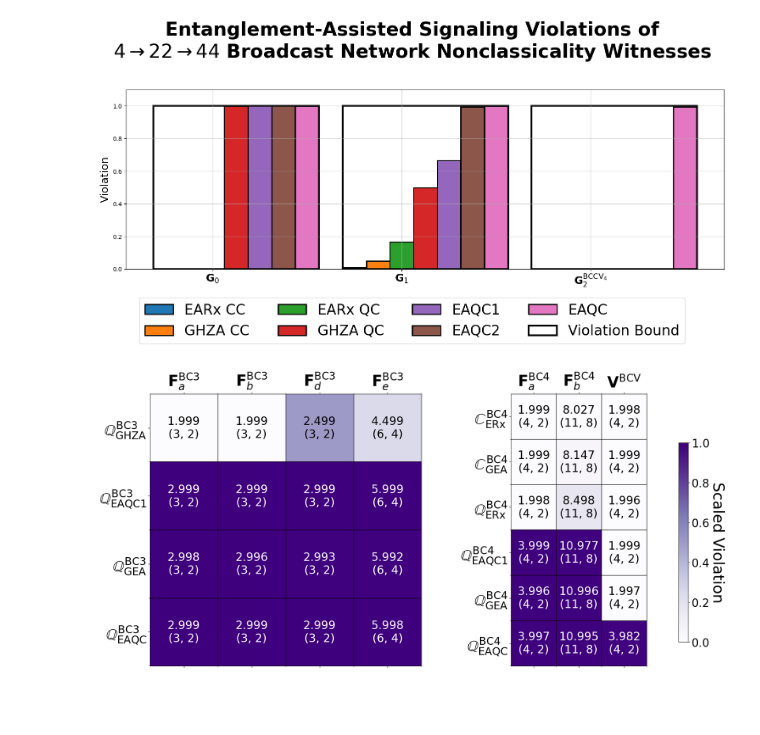
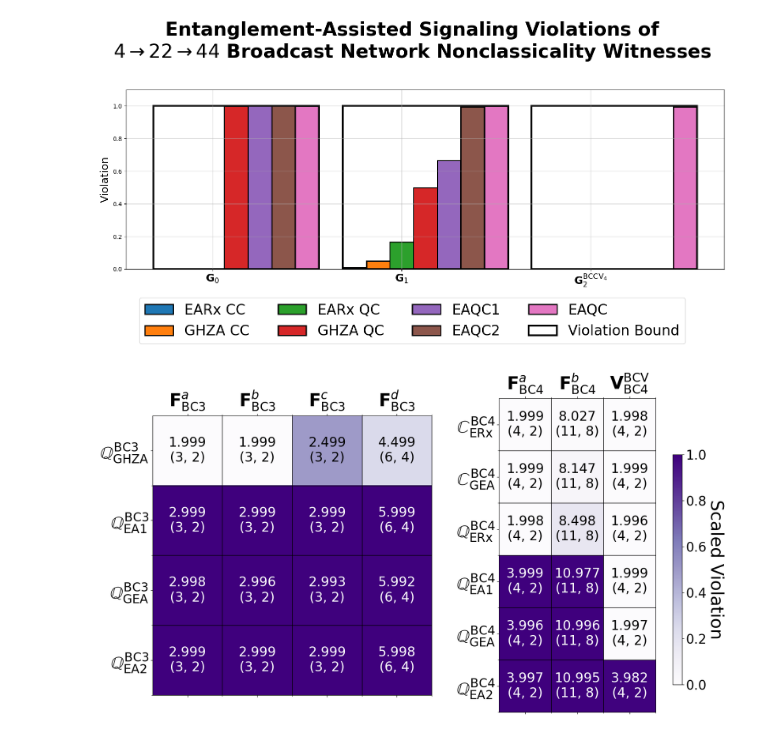
Before and after one commit to ChitambarLab/nonclassicality-in-quantum-communication-networks-supplemental-code, a Jupyter notebook: notebook/4-22-44_broadcast_violations_plots.ipynb, the cells around one changed output. Saved outputs shown, nothing was run; the diff lists cells and outputs as text; code cells hidden in the pictures; blank space fills up the shorter version.

```diff
--- a/notebook/4-22-44_broadcast_violations_plots.ipynb
+++ b/notebook/4-22-44_broadcast_violations_plots.ipynb
@@ -129,23 +139,23 @@ earx_qc_bc_arb_max_violations, earx_qc_bc_arb_qbounds, earx_qc_bc_arb_cbounds, u
 # %%
 broadcast_3_22_33_inequalities = src.bipartite_broadcast_bounds()[1:]
 
-qbc_arb_max_violations3, qbc_arb_qbounds3, qbc_arb_cbounds3, unscaled_qbc_arb_max_violations3 = analyze_data(qbc_arb_opt_dicts3, broadcast_3_22_33_inequalities, num_in=3)
+qbc_arb_max_violations3, qbc_arb_qbounds3, qbc_arb_cbounds3, unscaled_qbc_arb_max_violations3, qbc_arb_noise_robustness3, qbc_arb_max_noise_robustness = analyze_data(qbc_arb_opt_dicts3, broadcast_3_22_33_inequalities, num_in=3)
 
-eacc_bc_arb_max_violations3, eacc_bc_arb_qbounds3, eacc_bc_arb_cbounds3, unscaled_eacc_bc_arb_max_violations3 = analyze_data(eacc_bc_arb_opt_dicts3, broadcast_3_22_33_inequalities, num_in=3)
-eaqc_bc_arb_max_violations3, eaqc_bc_arb_qbounds3, eaqc_bc_arb_cbounds3, unscaled_eaqc_bc_arb_max_violations3 = analyze_data(eaqc_bc_arb_opt_dicts3, broadcast_3_22_33_inequalities, num_in=3)
+eacc_bc_arb_max_violations3, eacc_bc_arb_qbounds3, eacc_bc_arb_cbounds3, unscaled_eacc_bc_arb_max_violations3, eacc_bc_arb_noise_robustness3, eacc_bc_arb_max_noise_robustness3 = analyze_data(eacc_bc_arb_opt_dicts3, broadcast_3_22_33_inequalities, num_in=3)
+eaqc_bc_arb_max_violations3, eaqc_bc_arb_qbounds3, eaqc_bc_arb_cbounds3, unscaled_eaqc_bc_arb_max_violations3, eaqc_bc_arb_noise_robustness3, eaqc_bc_arb_max_noise_robustness3 = analyze_data(eaqc_bc_arb_opt_dicts3, broadcast_3_22_33_inequalities, num_in=3)
 
 # gea_cc_bc_arb_max_violations3, gea_cc_bc_arb_qbounds3, gea_cc_bc_arb_cbounds3, unscaled_gea_cc_bc_arb_max_violations3 = analyze_data(gea_cc_bc_arb_opt_dicts3, broadcast_3_22_33_inequalities, num_in=3)
-gea_qc_bc_arb_max_violations3, gea_qc_bc_arb_qbounds3, gea_qc_bc_arb_cbounds3, unscaled_gea_qc_bc_arb_max_violations3 = analyze_data(gea_bc_arb_opt_dicts3, broadcast_3_22_33_inequalities, num_in=3)
+gea_qc_bc_arb_max_violations3, gea_qc_bc_arb_qbounds3, gea_qc_bc_arb_cbounds3, unscaled_gea_qc_bc_arb_max_violations3, gea_qc_bc_arb_noise_robustness3, gea_qc_bc_arb_max_noise_robustness3 = analyze_data(gea_bc_arb_opt_dicts3, broadcast_3_22_33_inequalities, num_in=3)
 
-ghza_cc_bc_arb_max_violations3, ghza_cc_bc_arb_qbounds3, ghza_cc_bc_arb_cbounds3, unscaled_ghza_cc_bc_arb_max_violations3 = analyze_data(ghza_cc_bc_arb_opt_dicts3, broadcast_3_22_33_inequalities, num_in=3)
-ghza_qc_bc_arb_max_violations3, ghza_qc_bc_arb_qbounds3, ghza_qc_bc_arb_cbounds3, unscaled_ghza_qc_bc_arb_max_violations3 = analyze_data(ghza_qc_bc_arb_opt_dicts3, broadcast_3_22_33_inequalities, num_in=3)
+ghza_cc_bc_arb_max_violations3, ghza_cc_bc_arb_qbounds3, ghza_cc_bc_arb_cbounds3, unscaled_ghza_cc_bc_arb_max_violations3, ghza_cc_bc_arb_noise_robustness3, ghza_cc_bc_arb_max_noise_robustness3 = analyze_data(ghza_cc_bc_arb_opt_dicts3, broadcast_3_22_33_inequalities, num_in=3)
+ghza_qc_bc_arb_max_violations3, ghza_qc_bc_arb_qbounds3, ghza_qc_bc_arb_cbounds3, unscaled_ghza_qc_bc_arb_max_violations3, ghza_qc_bc_arb_noise_robustness3, ghza_qc_bc_arb_max_noise_robustness3 = analyze_data(ghza_qc_bc_arb_opt_dicts3, broadcast_3_22_33_inequalities, num_in=3)
 
 
-onesided_eaqc_bc_arb_max_violations3, onesided_eaqc_bc_arb_qbounds3, onesided_eaqc_bc_arb_cbounds3, unscaled_onesided_eaqc_bc_arb_max_violations3 = analyze_data(onesided_eaqc_bc_arb_opt_dicts3, broadcast_3_22_33_inequalities, num_in=3)
-onesided2_eaqc_bc_arb_max_violations3, onesided2_eaqc_bc_arb_qbounds3, onesided2_eaqc_bc_arb_cbounds3, unscaled_onesided2_eaqc_bc_arb_max_violations3 = analyze_data(onesided2_eaqc_bc_arb_opt_dicts3, broadcast_3_22_33_inequalities, num_in=3)
+onesided_eaqc_bc_arb_max_violations3, onesided_eaqc_bc_arb_qbounds3, onesided_eaqc_bc_arb_cbounds3, unscaled_onesided_eaqc_bc_arb_max_violations3, onesided_eaqc_bc_arb_noise_robustness3, onesided_eaqc_bc_arb_max_noise_robustness3 = analyze_data(onesided_eaqc_bc_arb_opt_dicts3, broadcast_3_22_33_inequalities, num_in=3)
+onesided2_eaqc_bc_arb_max_violations3, onesided2_eaqc_bc_arb_qbounds3, onesided2_eaqc_bc_arb_cbounds3, unscaled_onesided2_eaqc_bc_arb_max_violations3, onesided2_eaqc_bc_arb_noise_robustness3, onesided2_eaqc_bc_arb_max_noise_robustness3 = analyze_data(onesided2_eaqc_bc_arb_opt_dicts3, broadcast_3_22_33_inequalities, num_in=3)
 
 # earx_cc_bc_arb_max_violations3, earx_cc_bc_arb_qbounds3, earx_cc_bc_arb_cbounds3, unscaled_earx_cc_bc_arb_max_violations3 = analyze_data(earx_cc_bc_arb_opt_dicts3, broadcast_3_22_33_inequalities, num_in=3)
-earx_qc_bc_arb_max_violations3, earx_qc_bc_arb_qbounds3, earx_qc_bc_arb_cbounds3, unscaled_earx_qc_bc_arb_max_violations3 = analyze_data(earx_qc_bc_arb_opt_dicts3, broadcast_3_22_33_inequalities, num_in=3)
+earx_qc_bc_arb_max_violations3, earx_qc_bc_arb_qbounds3, earx_qc_bc_arb_cbounds3, unscaled_earx_qc_bc_arb_max_violations3, earx_qc_bc_noise_robustness3, earx_qc_bc_max_noise_robustness3 = analyze_data(earx_qc_bc_arb_opt_dicts3, broadcast_3_22_33_inequalities, num_in=3)
 # %%
 x_axis = np.arange(3)
 x_labels = [r"$\mathbf{G}_0$",r"$\mathbf{G}_1$",r"$\mathbf{G}_2^{\rm{BCCV}_4}$"]
@@ -210,7 +220,7 @@ plt.show()
 # %%
 import matplotlib as mpl
 
-fig, (ax3, ax) = plt.subplots(nrows=1, ncols=2, figsize=(19,9))
+fig, (ax3, ax) = plt.subplots(nrows=1, ncols=2, figsize=(16,9))
 
 # fig.suptitle("Violations of Classicality in Broadcast Networks", size=48, y=1.05)
 
@@ -219,25 +229,25 @@ configuration_names = [
     r"$\mathbb{C}^{\rm{BC4}}_{\rm{GEA}}$",
     r"$\mathbb{Q}^{\rm{BC4}}_{\rm{ERx}}$",
     # r"$\mathbb{Q}^{\rm{BC4}}_{\rm{EAQC2}}$",
-    r"$\mathbb{Q}^{\rm{BC4}}_{\rm{EAQC1}}$",
+    r"$\mathbb{Q}^{\rm{BC4}}_{\rm{EA1}}$",
     r"$\mathbb{Q}^{\rm{BC4}}_{\rm{GEA}}$",
-    r"$\mathbb{Q}^{\rm{BC4}}_{\rm{EAQC}}$",
+    r"$\mathbb{Q}^{\rm{BC4}}_{\rm{EA2}}$",
 ]
 
 configuration_names3 = [
     r"$\mathbb{Q}^{\rm{BC3}}_{\rm{GHZA}}$",
-    r"$\mathbb{Q}^{\rm{BC3}}_{\rm{EAQC1}}$",
+    r"$\mathbb{Q}^{\rm{BC3}}_{\rm{EA1}}$",
     # r"$\mathbb{Q}^{\rm{BC3}}_{\rm{EAQC2}}$",
     r"$\mathbb{Q}^{\rm{BC3}}_{\rm{GEA}}$",
-    r"$\mathbb{Q}^{\rm{BC3}}_{\rm{EAQC}}$",
+    r"$\mathbb{Q}^{\rm{BC3}}_{\rm{EA2}}$",
 ]
-game_names = [r"$\mathbf{F}^{\rm{BC4}}_a$", r"$\mathbf{F}^{\rm{BC4}}_b$",r"$\mathbf{V}^{\rm{BCV}}$"]
+game_names = [r"$\mathbf{F}_{\rm{BC4}}^a$", r"$\mathbf{F}_{\rm{BC4}}^b$",r"$\mathbf{V}^{\rm{BCV}}_{\rm{BC4}}$"]
 game_names3 = [
-    r"$\mathbf{F}^{\rm{BC}3}_a$",
-    r"$\mathbf{F}^{\rm{BC}3}_b$",
+    r"$\mathbf{F}_{\rm{BC}3}^a$",
+    r"$\mathbf{F}_{\rm{BC}3}^b$",
 #    r"$\mathbf{F}^{\rm{BC}3}_c$",
-    r"$\mathbf{F}^{\rm{BC}3}_d$",
-    r"$\mathbf{F}^{\rm{BC}3}_e$",
+    r"$\mathbf{F}_{\rm{BC}3}^c$",
+    r"$\mathbf{F}_{\rm{BC}3}^d$",
 #    r"$\mathbf{F}^{\rm{BC}3}_f$"
 ]
 
@@ -363,31 +373,31 @@ for y in range(len(cc_table_data)):
             color=text_color
         )
 
 for y in range(len(cc_table_data3)):
     for x in range(len(cc_table_data3[0])):
 
         cc_val3 = cc_table_data3[y][x]
         violation_val3 = violation_table_data3[y][x]
         max_val3 = max_table_data3[y][x]
         unscaled_violation_val3 = unscaled_violation_table_data3[y][x]
 
         text_color = "white" if violation_val3 >= text_color_threshold else "black"
 
 
         ax3.text(x, y, str(round(decimal.Decimal(unscaled_violation_val3), n_decimals)) + "\n(" + str(int(max_val3)) + ", " + str(int(cc_val3)) + ")",
             horizontalalignment='center',
             verticalalignment='center',
             size=mat_num_font,
             color=text_color
         )
 
 
 
 cb_ax = fig.add_axes([0.92, 0.1, 0.015, 0.65])
 cbar = fig.colorbar(pcm, cax=cb_ax)
 cbar.ax.set_ylabel('Scaled Violation', rotation=270, size=32, labelpad=32)
 cbar.ax.tick_params(labelsize=mat_num_font)
 
 plt.tight_layout()
 # %% [output]
-[figure, old version]
+[figure, new version]
```
Also changed, not shown: parts of 2 cells of this notebook, 15 other files.
